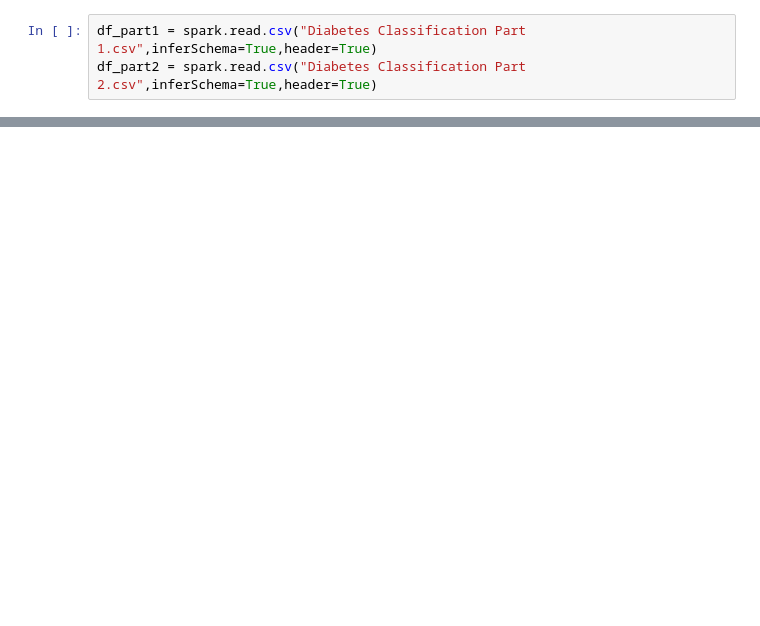
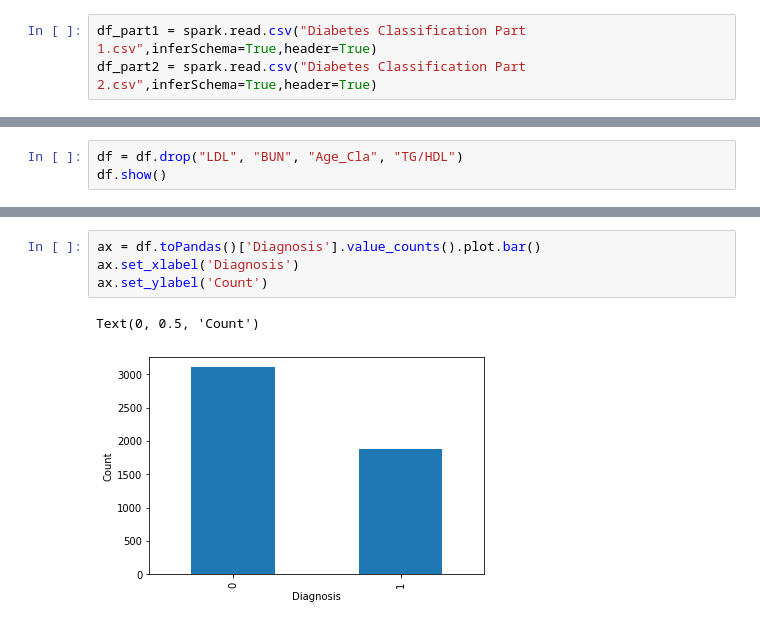
Before and after one commit to shengguima/Iteration-4, a Jupyter notebook: Assignment 4.ipynb, the cells around one changed output, grey strips where cells are left out. Saved outputs shown, nothing was run; the diff lists cells and outputs as text; blank space fills up the shorter version.

```diff
--- a/Assignment 4.ipynb
+++ b/Assignment 4.ipynb
@@ -560,0 +653,3 @@ DataFrame[Chol: double, TG: double, HDL: double, LDL: double, Cr: double, BUN: d
+# %%
+df = df.drop("LDL", "BUN", "Age_Cla", "TG/HDL")
+df.show()
@@ -560,0 +674,7 @@ DataFrame[Chol: double, TG: double, HDL: double, LDL: double, Cr: double, BUN: d
+# %%
+ax = df.toPandas()['Diagnosis'].value_counts().plot.bar()
+ax.set_xlabel('Diagnosis')
+ax.set_ylabel('Count')
+# %% [output]
+Text(0, 0.5, 'Count')
+[figure, added]
```
Also changed, not shown: parts of 21 cells of this notebook.
